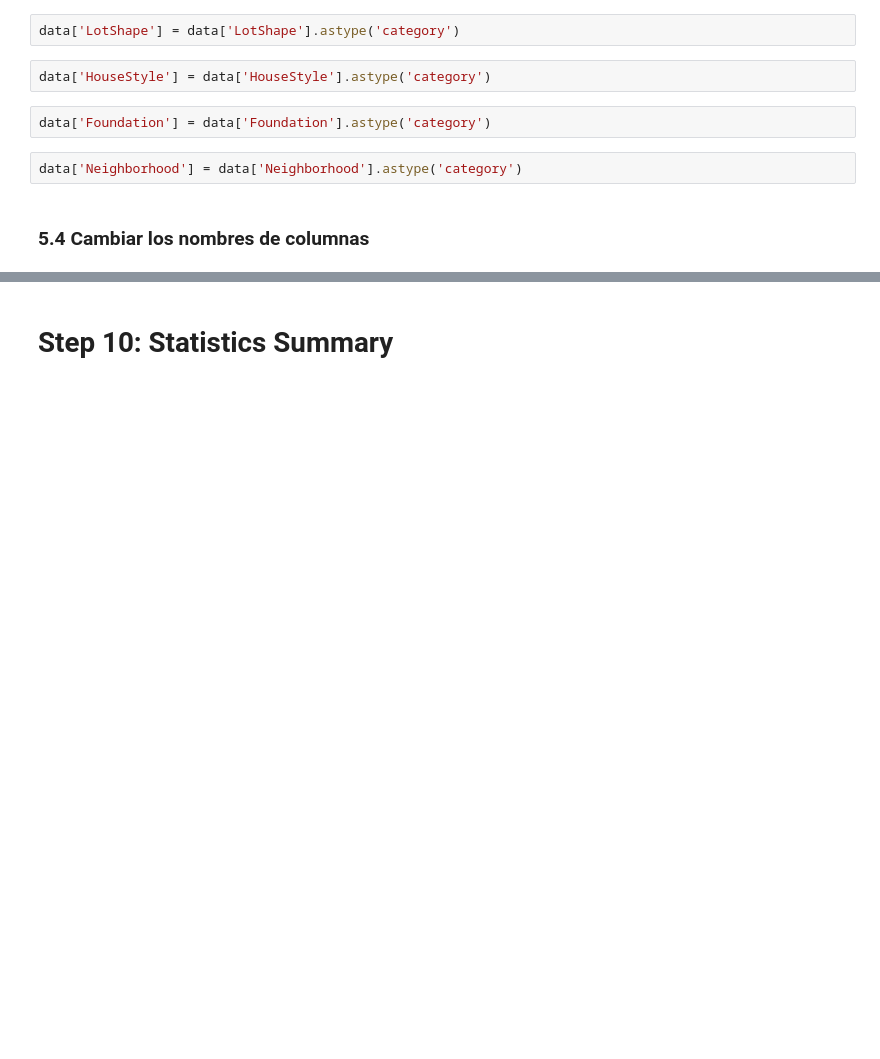
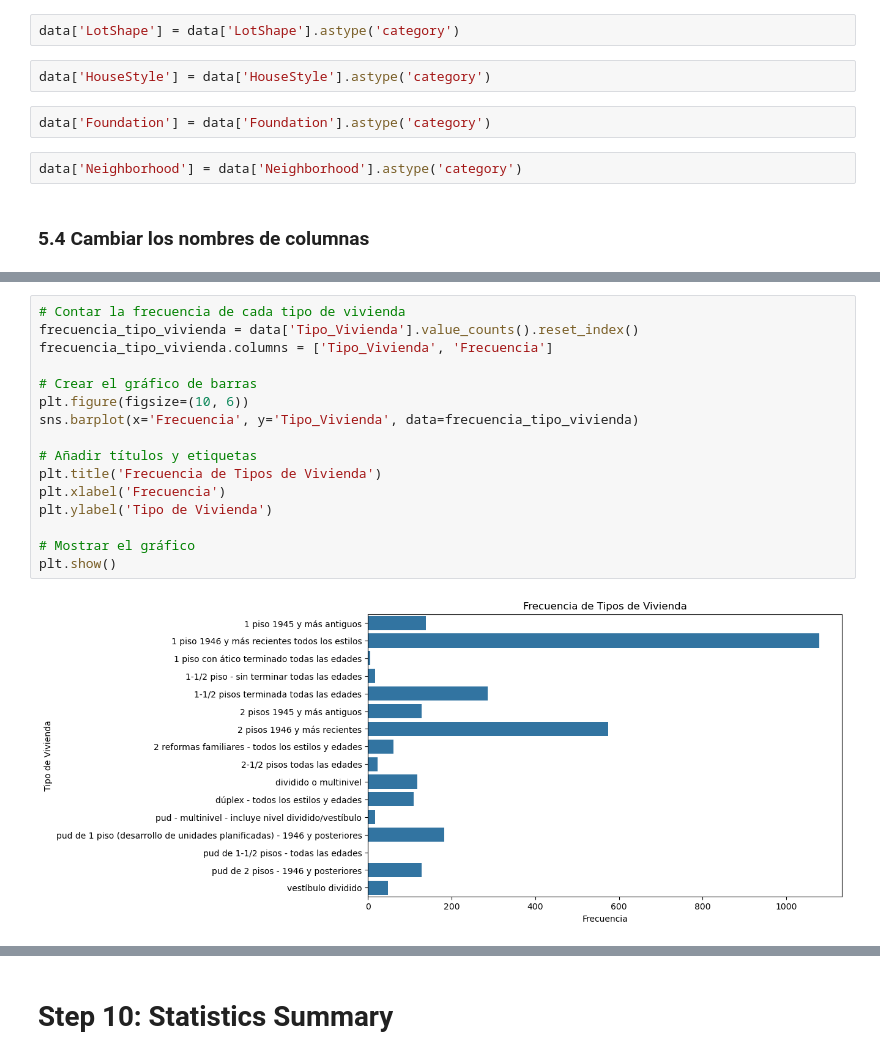
Before and after one commit to BlueAutomata/EDA_House_sales, a Jupyter notebook: Taller_EDA_house_sales.ipynb, the cells around one changed output, grey strips where cells are left out. Drawn from its saved outputs; the diff is of its cells as text; blank space fills up the shorter version.

```diff
--- a/Taller_EDA_house_sales.ipynb
+++ b/Taller_EDA_house_sales.ipynb
@@ -540,0 +570,18 @@ data.head()
+# %%
+# Contar la frecuencia de cada tipo de vivienda
+frecuencia_tipo_vivienda = data['Tipo_Vivienda'].value_counts().reset_index()
+frecuencia_tipo_vivienda.columns = ['Tipo_Vivienda', 'Frecuencia']
+
+# Crear el gráfico de barras
+plt.figure(figsize=(10, 6))
+sns.barplot(x='Frecuencia', y='Tipo_Vivienda', data=frecuencia_tipo_vivienda)
+
+# Añadir títulos y etiquetas
+plt.title('Frecuencia de Tipos de Vivienda')
+plt.xlabel('Frecuencia')
+plt.ylabel('Tipo de Vivienda')
+
+# Mostrar el gráfico
+plt.show()
+# %% [output]
+[figure, added]
```
Also changed, not shown: parts of 28 cells of this notebook.
